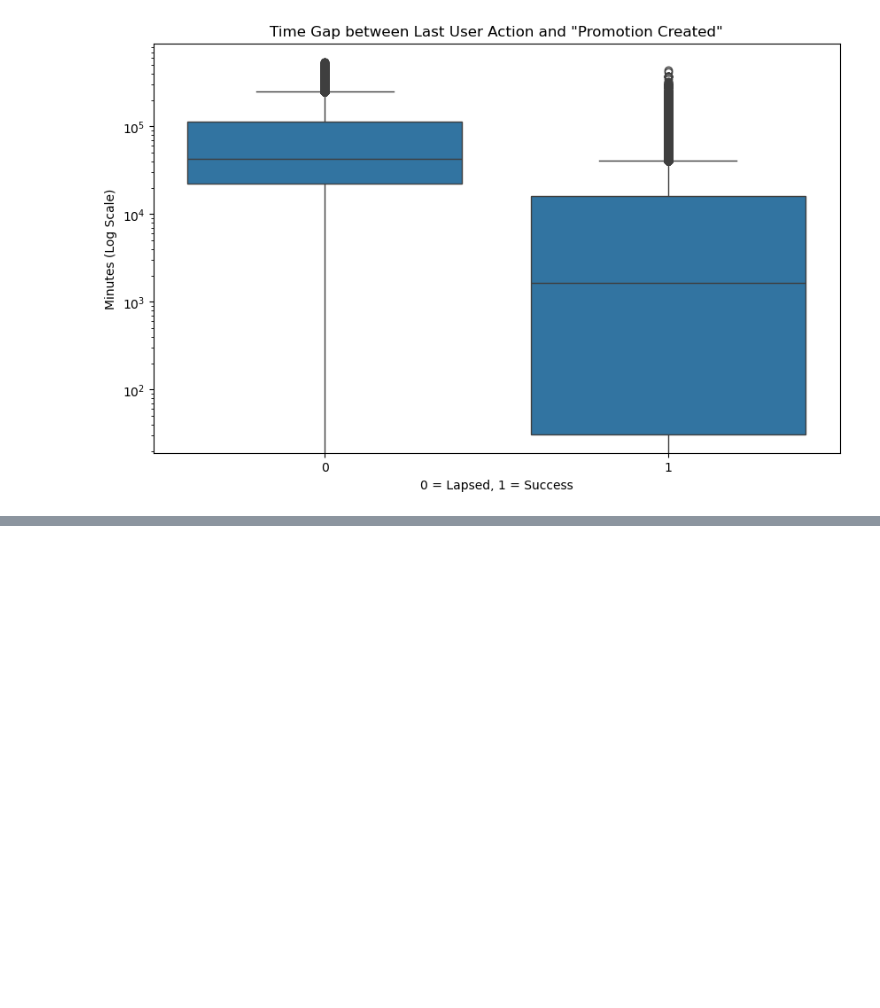
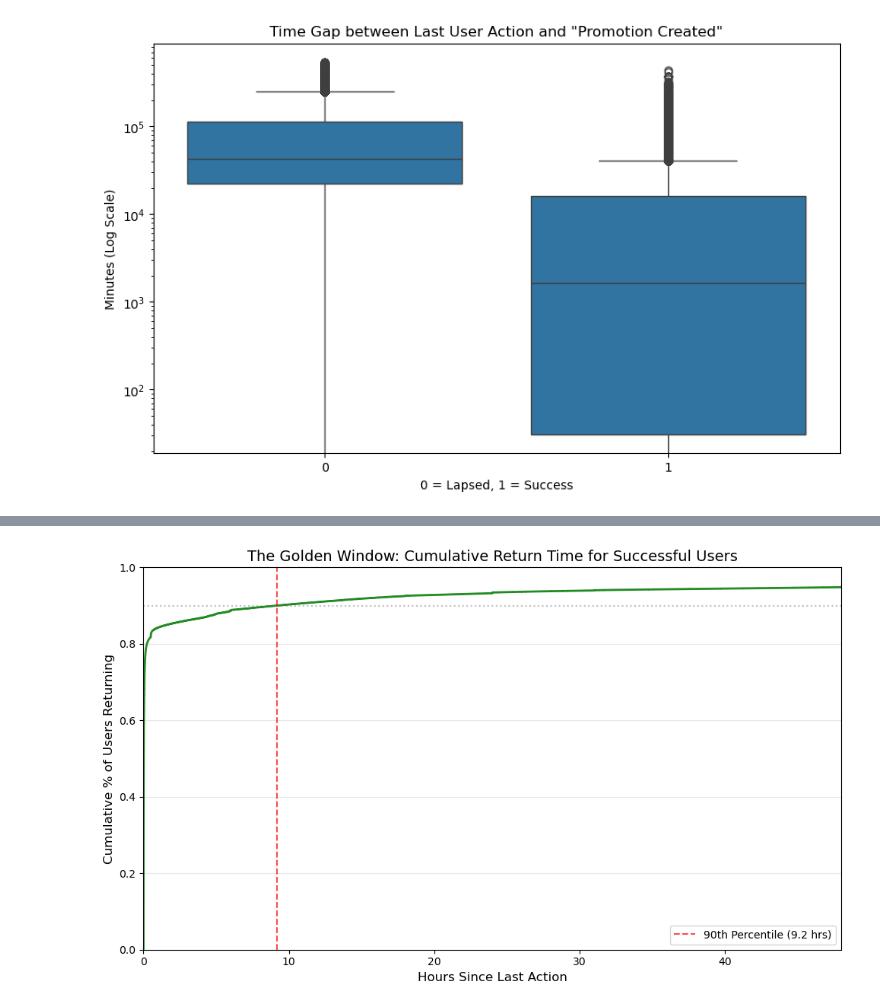
Before and after one commit to anthnoyc/stats_m148, a Jupyter notebook: jacob_data_exploration.ipynb, the cells around one changed output, grey strips where cells are left out. Saved outputs shown, nothing was run; the diff lists cells and outputs as text; code cells hidden in the pictures; blank space fills up the shorter version.

```diff
--- a/jacob_data_exploration.ipynb
+++ b/jacob_data_exploration.ipynb
@@ -660,0 +668,33 @@ Name: proportion, dtype: float64
+# %%
+# --- THE "GOLDEN WINDOW" CHART: CUMULATIVE RETURN PROBABILITY ---
+
+# 1. Filter for successful users and calculate gaps (in hours)
+# Assuming 'raw_combined' from previous steps is available
+success_gaps = raw_combined[raw_combined['label'] == 1].copy()
+success_gaps['gap_hours'] = success_gaps.groupby('customer_id')['event_timestamp'].diff().dt.total_seconds() / 3600
+success_gaps = success_gaps.dropna(subset=['gap_hours'])
+
+# 2. Plotting the Cumulative Distribution
+plt.figure(figsize=(10, 6))
+
+# We use a histogram with 'cumulative=True' to create the CDF
+# We limit the X-axis to 48 hours to focus on the 'active' window
+sns.ecdfplot(data=success_gaps, x='gap_hours', color='forestgreen', linewidth=2)
+
+# 3. Add the 9-Hour Threshold line
+threshold = 9.17
+plt.axvline(x=threshold, color='red', linestyle='--', alpha=0.7, label=f'90th Percentile ({threshold:.1f} hrs)')
+plt.axhline(y=0.90, color='gray', linestyle=':', alpha=0.5)
+
+# Formatting
+plt.title('The Golden Window: Cumulative Return Time for Successful Users', fontsize=14)
+plt.xlabel('Hours Since Last Action', fontsize=12)
+plt.ylabel('Cumulative % of Users Returning', fontsize=12)
+plt.xlim(0, 48) # Focus on the first 2 days
+plt.grid(axis='y', alpha=0.3)
+plt.legend()
+
+plt.tight_layout()
+plt.show()
+# %% [output]
+[figure, added]
```
Also changed, not shown: parts of 8 cells of this notebook.
